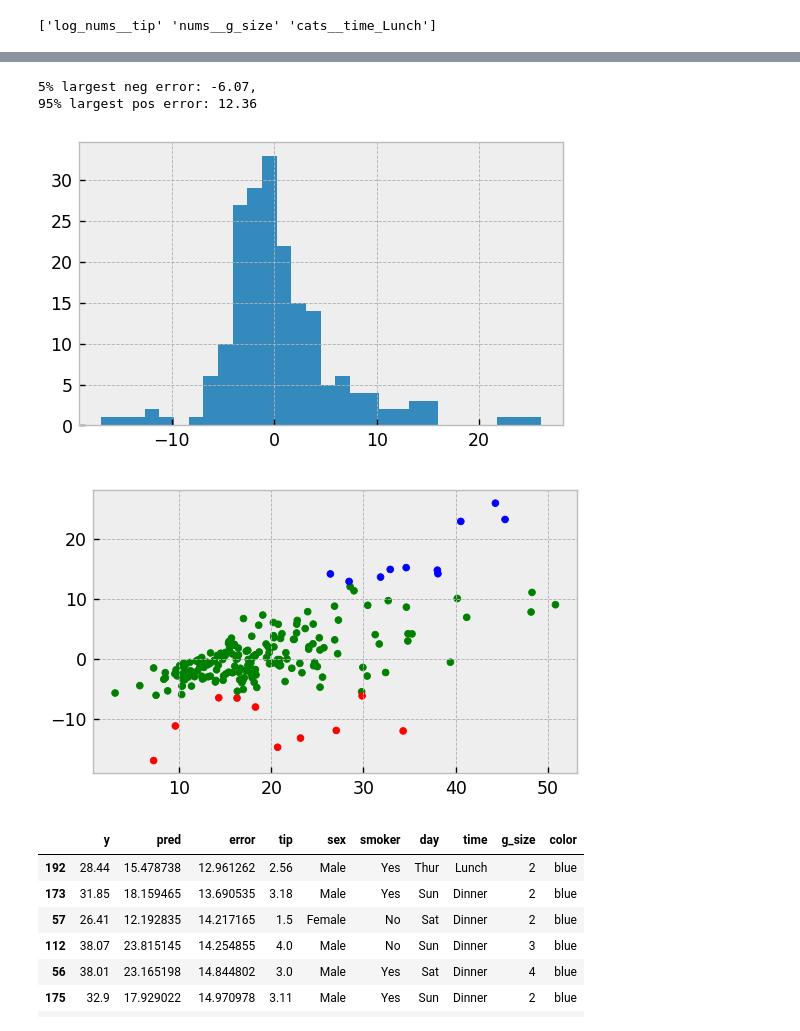
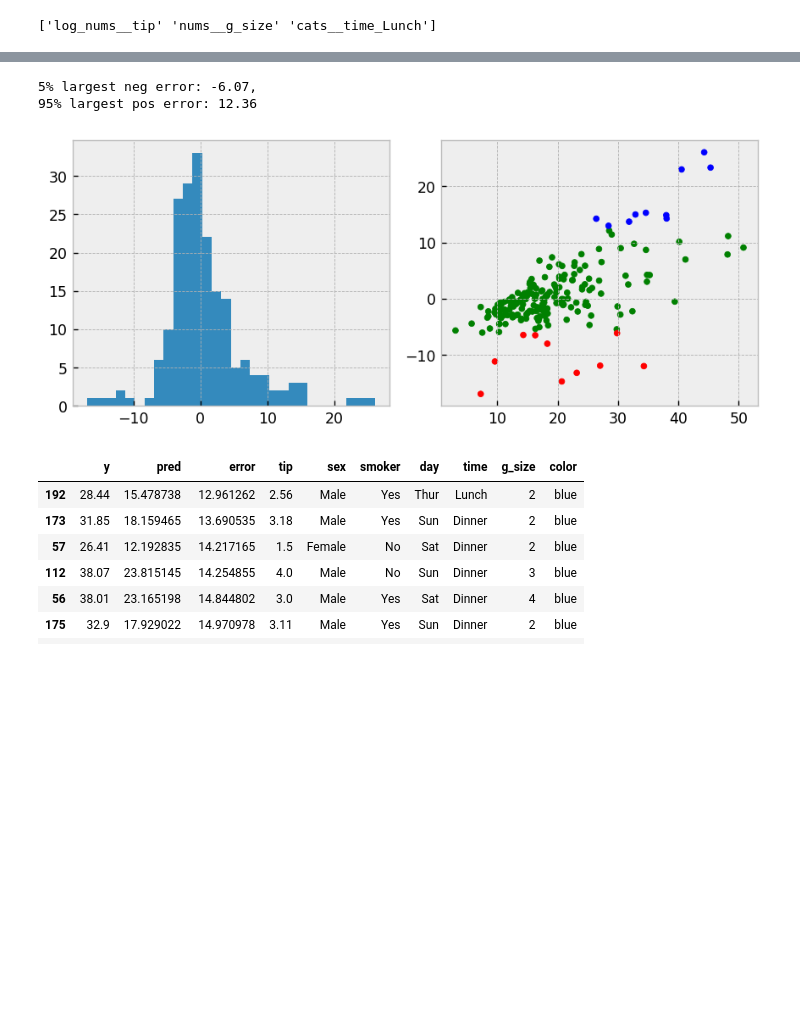
Before and after one commit to CJRockball/pred_service, a Jupyter notebook: notebooks/eda.ipynb, the cells around one changed output, grey strips where cells are left out. Cells and saved outputs as stored; diff of their text form; code cells hidden in the pictures; blank space fills up the shorter version.

```diff
--- a/notebooks/eda.ipynb
+++ b/notebooks/eda.ipynb
@@ -260,40 +261,40 @@ fig.show()
 
 pred_train = model.predict(x)
 res_error = y - pred_train
 
 error_arr = np.concatenate((y, pred_train, res_error, x), axis=1)
 
 er_df = pd.DataFrame(data=error_arr, columns=['y', 'pred','error'] + x.columns.to_list())
 
 large_neg_res = res_error.quantile(.05)[0]
 large_pos_res = res_error.quantile(.95)[0]
 
 def col_fcn(row):
     if row['error'] < large_neg_res:
         return 'red'
     elif row['error'] > large_pos_res:
         return 'blue'
     else: return 'green'
 
 er_df['color'] = er_df.apply(col_fcn, axis=1)
 
 
 print(f'5% largest neg error: {large_neg_res:.2f},\n95% largest pos error: {large_pos_res:.2f}')
 
-plt.figure(figsize=(5,3), dpi=125)
-plt.hist(res_error, bins=30)
-plt.show()
-
 color_list = ['red', 'green', 'blue']
 
-plt.figure(figsize=(5,3), dpi=125)
+plt.figure(figsize=(7,3), dpi=125)
+plt.subplot(1,2,1)
+plt.hist(res_error, bins=30)
+
+plt.subplot(1,2,2)
 plt.scatter(y, res_error, color = er_df.color.to_list(), s=15)
+plt.tight_layout()
 plt.show()
 # %% [output]
 5% largest neg error: -6.07,
 95% largest pos error: 12.36
-[figure, old version]
+[figure, new version]
-[figure, removed]
 # %%
 display(er_df[(er_df['error'] > large_pos_res) | (er_df['error'] < large_neg_res)].sort_values(by=['color', 'error'], ascending=True))
 # %% [output]
```
Also changed, not shown: parts of 10 cells of this notebook, 13 other files.
